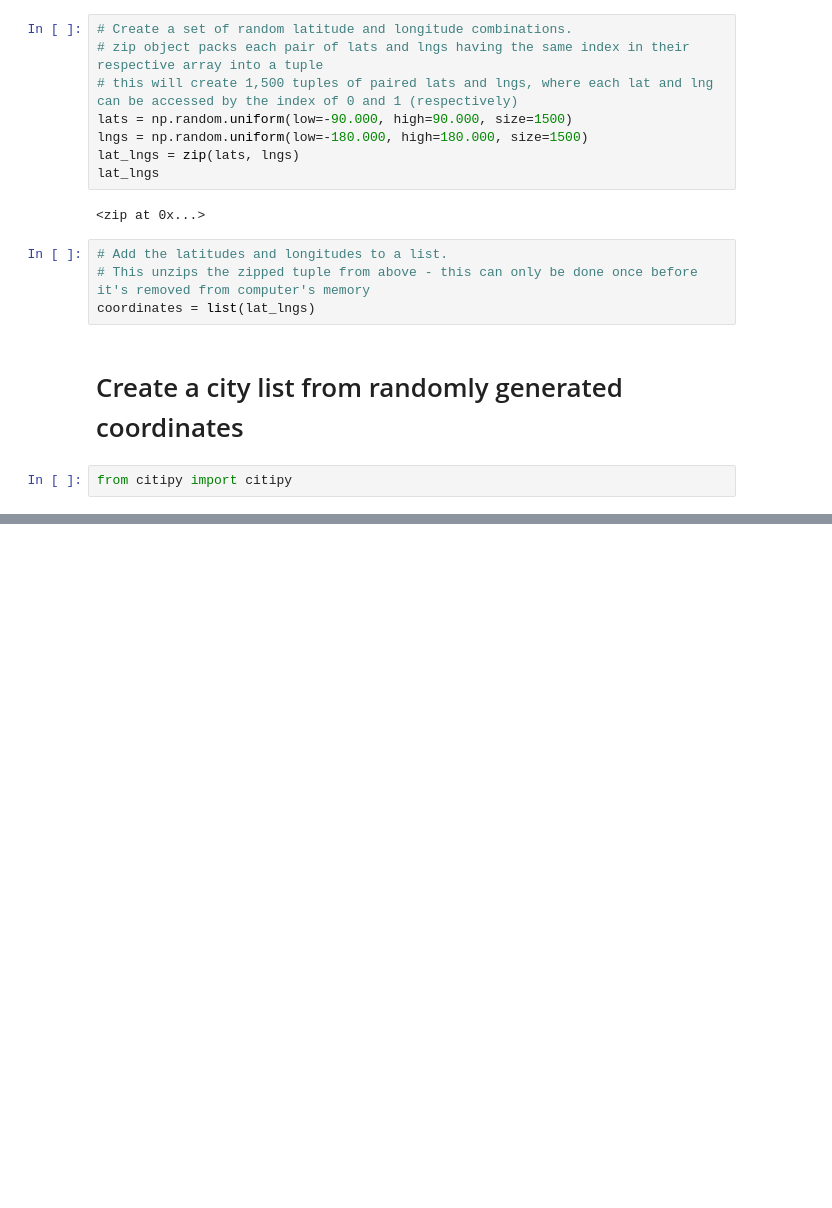
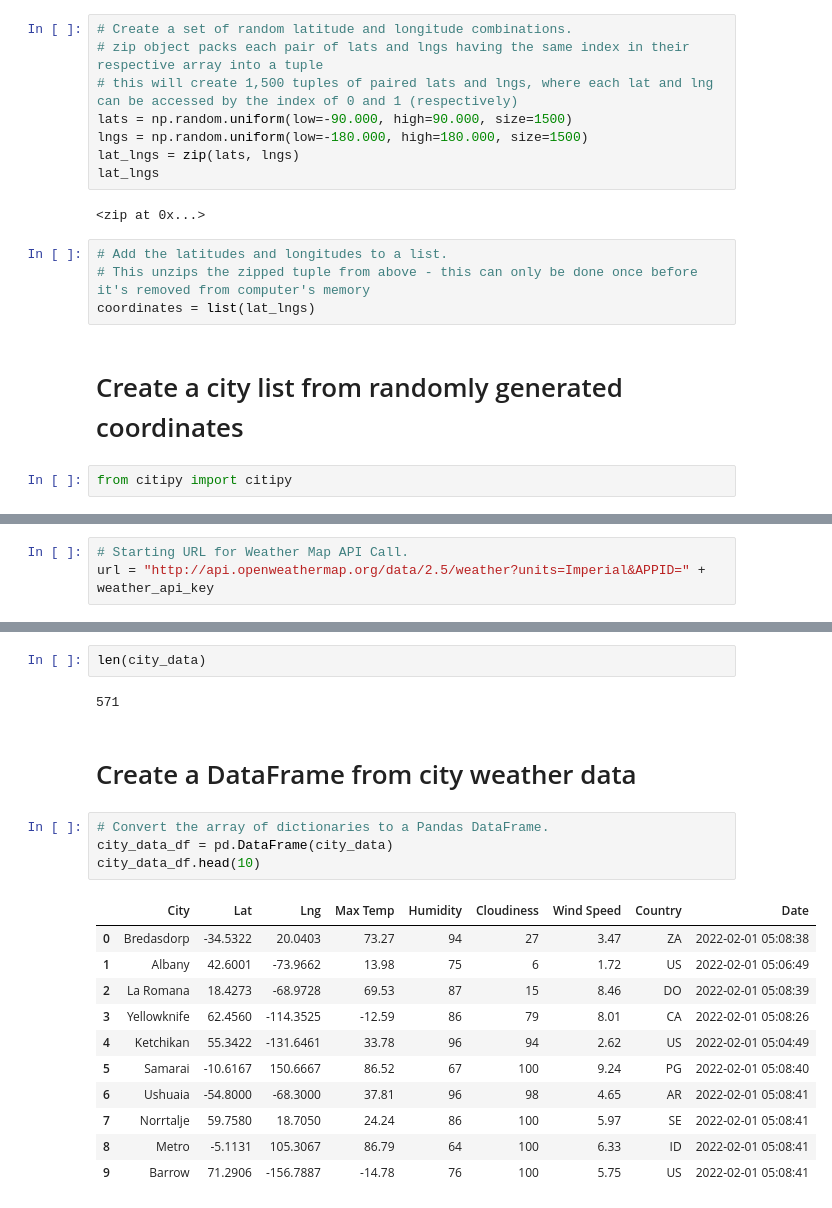
Before and after one commit to GopherCNM/Module6_World-Weather-Analysis, a Jupyter notebook: WeatherPy.ipynb, the cells around one changed output, grey strips where cells are left out. Drawn from its saved outputs; the diff is of its cells as text; blank space fills up the shorter version.

Commit message:
Adding WeatherPy file, CSV export, and gitignore updates

```diff
--- a/WeatherPy.ipynb
+++ b/WeatherPy.ipynb
@@ -39,0 +48,3 @@ len(cities)
+# %%
+# Starting URL for Weather Map API Call.
+url = "http://api.openweathermap.org/data/2.5/weather?units=Imperial&APPID=" + weather_api_key
@@ -39,0 +131,22 @@ len(cities)
+# %%
+len(city_data)
+# %% [output]
+571
+# %% [markdown]
+# Create a DataFrame from city weather data
+# %%
+# Convert the array of dictionaries to a Pandas DataFrame.
+city_data_df = pd.DataFrame(city_data)
+city_data_df.head(10)
+# %% [output]
+|  | City | Lat | Lng | Max Temp | Humidity | Cloudiness | Wind Speed | Country | Date |
+| 0 | Bredasdorp | -34.5322 | 20.0403 | 73.27 | 94 | 27 | 3.47 | ZA | 2022-02-01 05:08:38 |
+| 1 | Albany | 42.6001 | -73.9662 | 13.98 | 75 | 6 | 1.72 | US | 2022-02-01 05:06:49 |
+| 2 | La Romana | 18.4273 | -68.9728 | 69.53 | 87 | 15 | 8.46 | DO | 2022-02-01 05:08:39 |
+| 3 | Yellowknife | 62.4560 | -114.3525 | -12.59 | 86 | 79 | 8.01 | CA | 2022-02-01 05:08:26 |
+| 4 | Ketchikan | 55.3422 | -131.6461 | 33.78 | 96 | 94 | 2.62 | US | 2022-02-01 05:04:49 |
+| 5 | Samarai | -10.6167 | 150.6667 | 86.52 | 67 | 100 | 9.24 | PG | 2022-02-01 05:08:40 |
+| 6 | Ushuaia | -54.8000 | -68.3000 | 37.81 | 96 | 98 | 4.65 | AR | 2022-02-01 05:08:41 |
+| 7 | Norrtalje | 59.7580 | 18.7050 | 24.24 | 86 | 100 | 5.97 | SE | 2022-02-01 05:08:41 |
+| 8 | Metro | -5.1131 | 105.3067 | 86.79 | 64 | 100 | 6.33 | ID | 2022-02-01 05:08:41 |
+| 9 | Barrow | 71.2906 | -156.7887 | -14.78 | 76 | 100 | 5.75 | US | 2022-02-01 05:08:41 |
```
Also changed, not shown: parts of 7 cells of this notebook, 2 other files.
